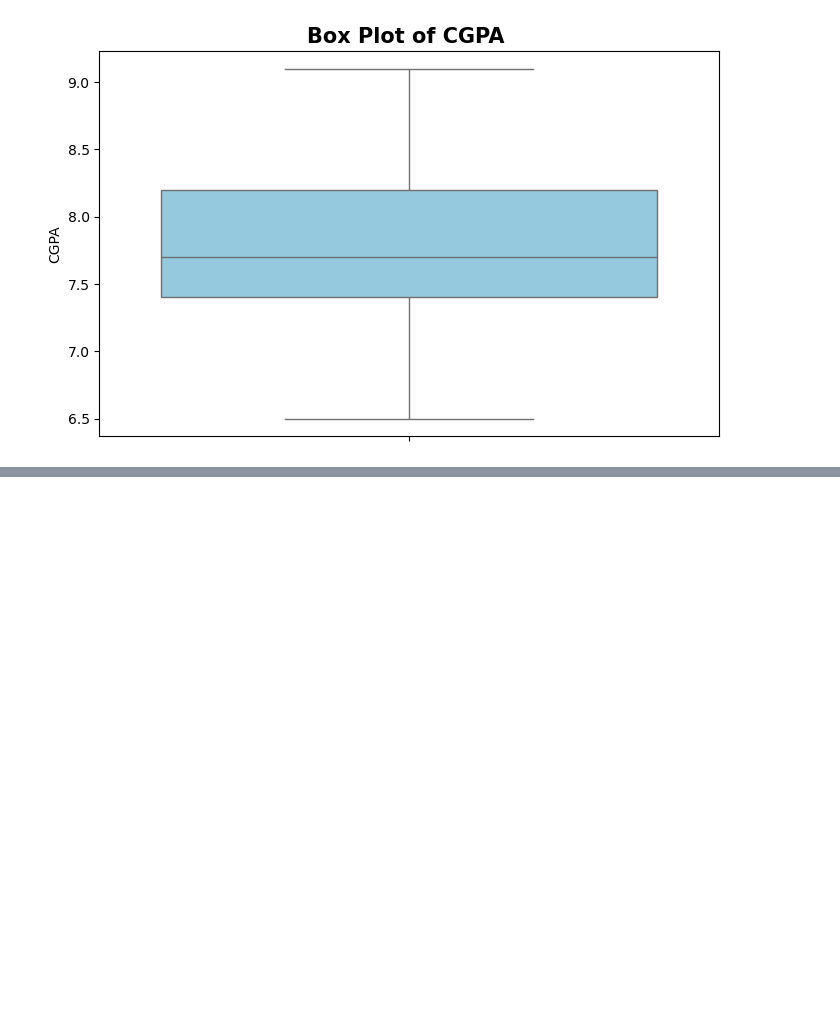
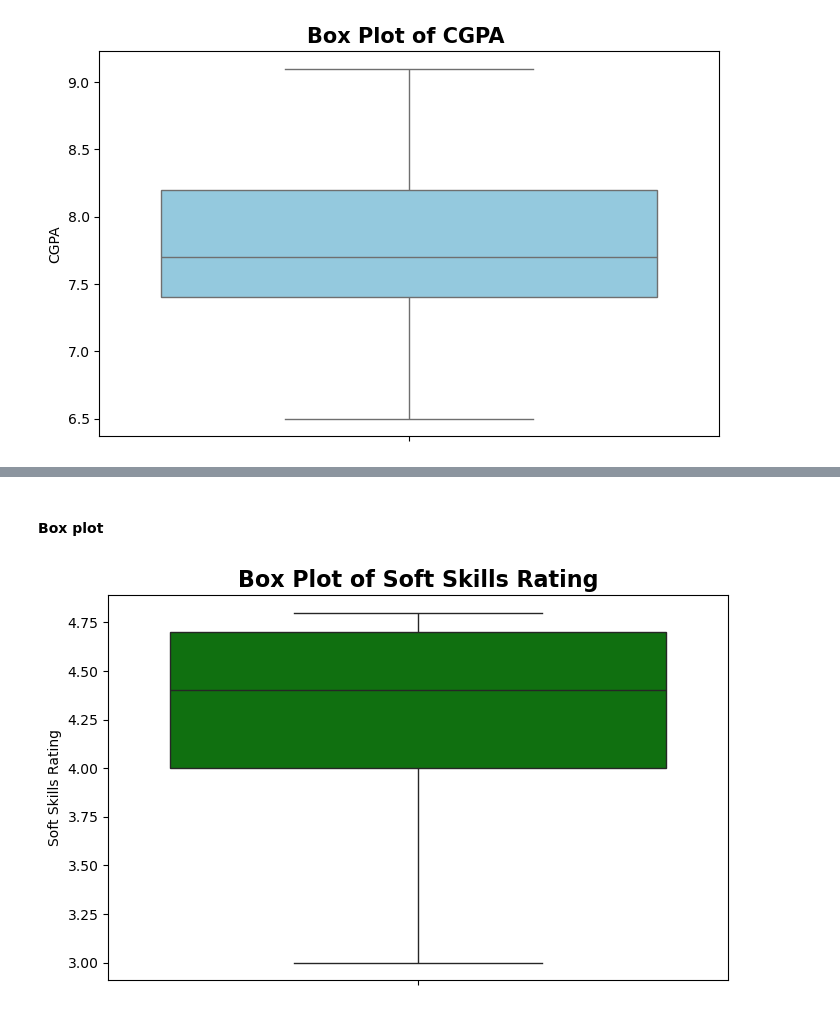
Before and after one commit to avy-pixel/Student-placement-prediction, a Jupyter notebook: Studentdata/Notebook.ipynb, the cells around one changed output, grey strips where cells are left out. Cells and saved outputs as stored; diff of their text form; code cells hidden in the pictures; blank space fills up the shorter version.

```diff
--- a/Studentdata/Notebook.ipynb
+++ b/Studentdata/Notebook.ipynb
@@ -222,0 +278,13 @@ plt.show()
+# %% [markdown]
+#### Box plot
+# %%
+plt.figure(figsize=(8,5))
+sns.boxplot(
+    y=df["SoftSkillsRating"],
+    color='green'
+)
+plt.title("Box Plot of Soft Skills Rating", fontsize=16, fontweight='bold')
+plt.ylabel("Soft Skills Rating")
+plt.show()
+# %% [output]
+[figure, added]
```
Also changed, not shown: parts of 16 cells of this notebook.
